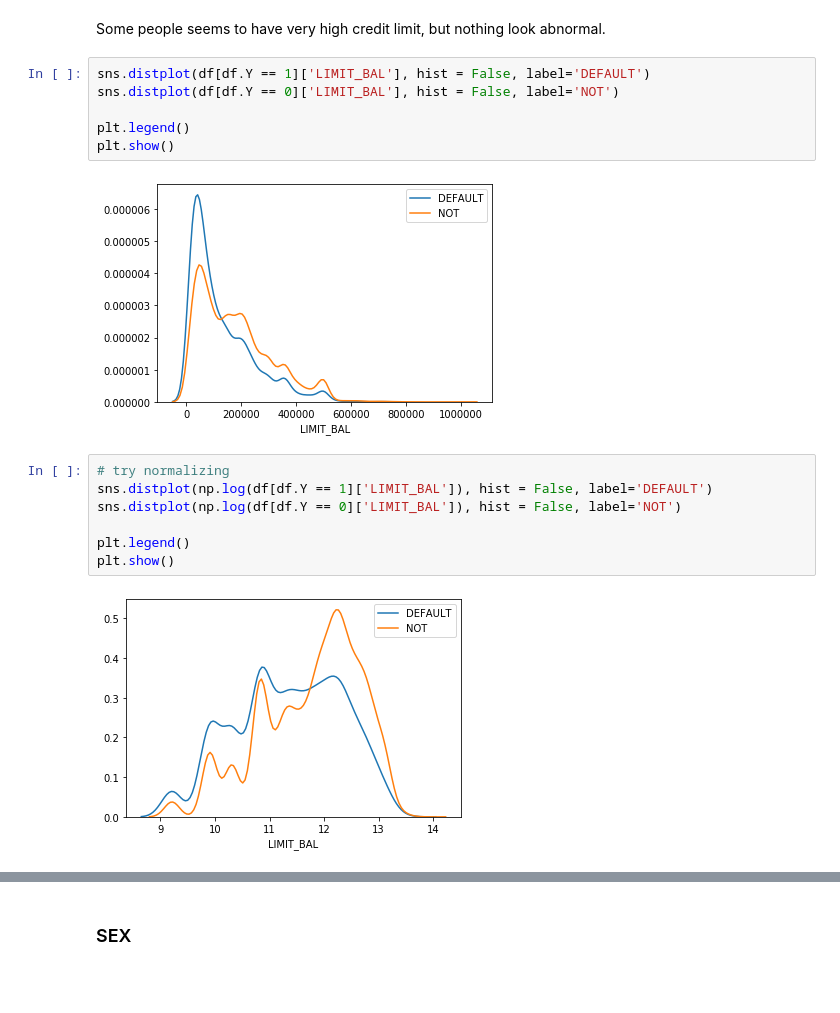
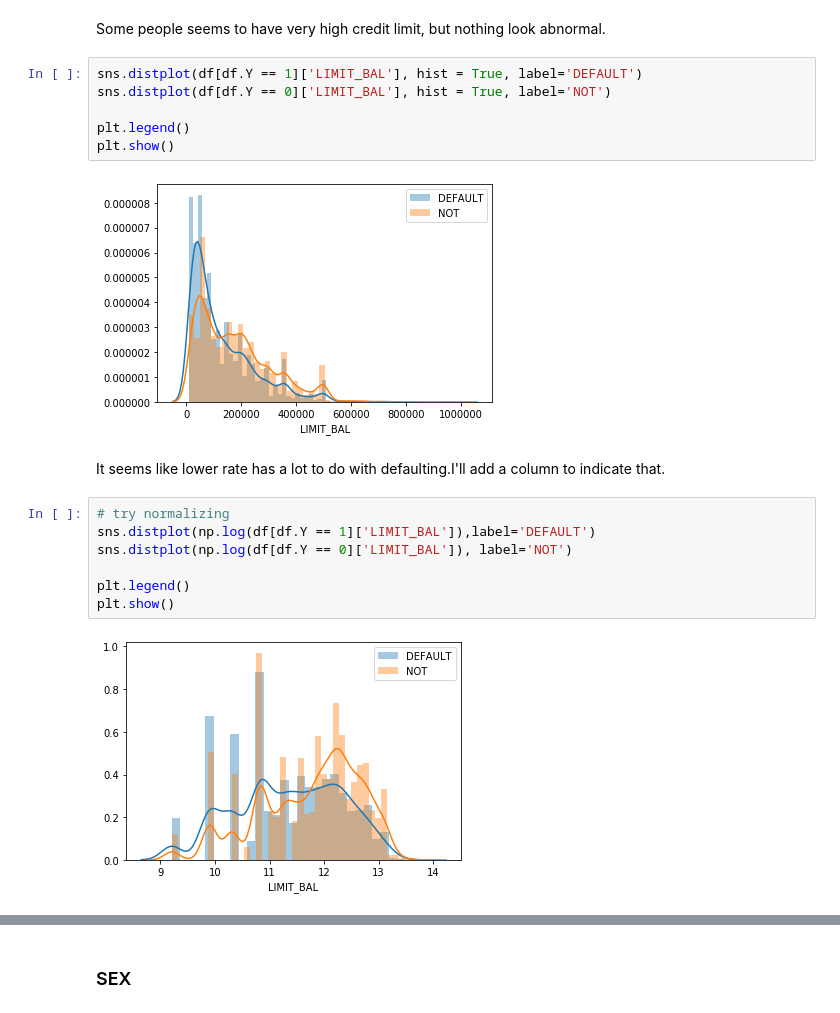
Before and after one commit to stereopickle/credit_card_default_classification, a Jupyter notebook: 010.Process.ipynb, the cells around one changed output, grey strips where cells are left out. Drawn from its saved outputs; the diff is of its cells as text; blank space fills up the shorter version.

```diff
--- a/010.Process.ipynb
+++ b/010.Process.ipynb
@@ -76,19 +76,21 @@ sns.distplot(df.LIMIT_BAL)
 # %% [markdown]
 Some people seems to have very high credit limit, but nothing look abnormal.
 # %%
-sns.distplot(df[df.Y == 1]['LIMIT_BAL'], hist = False, label='DEFAULT')
-sns.distplot(df[df.Y == 0]['LIMIT_BAL'], hist = False, label='NOT')
+sns.distplot(df[df.Y == 1]['LIMIT_BAL'], hist = True, label='DEFAULT')
+sns.distplot(df[df.Y == 0]['LIMIT_BAL'], hist = True, label='NOT')
 
 plt.legend()
 plt.show()
 # %% [output]
-[figure, old version]
+[figure, new version]
+# %% [markdown]
+It seems like lower rate has a lot to do with defaulting.I'll add a column to indicate that.
 # %%
 # try normalizing
-sns.distplot(np.log(df[df.Y == 1]['LIMIT_BAL']), hist = False, label='DEFAULT')
-sns.distplot(np.log(df[df.Y == 0]['LIMIT_BAL']), hist = False, label='NOT')
+sns.distplot(np.log(df[df.Y == 1]['LIMIT_BAL']),label='DEFAULT')
+sns.distplot(np.log(df[df.Y == 0]['LIMIT_BAL']), label='NOT')
 
 plt.legend()
 plt.show()
 # %% [output]
-[figure, old version]
+[figure, new version]
```
Also changed, not shown: parts of 63 cells of this notebook.
